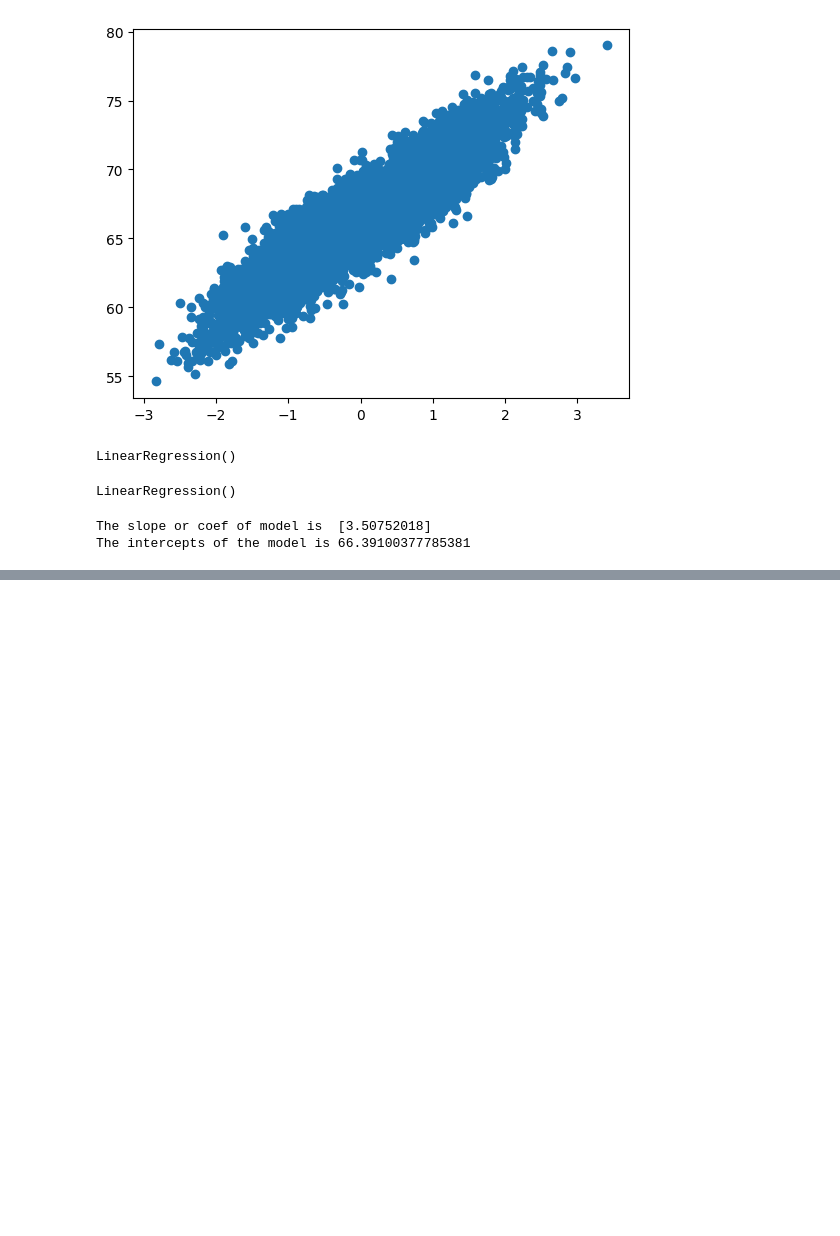
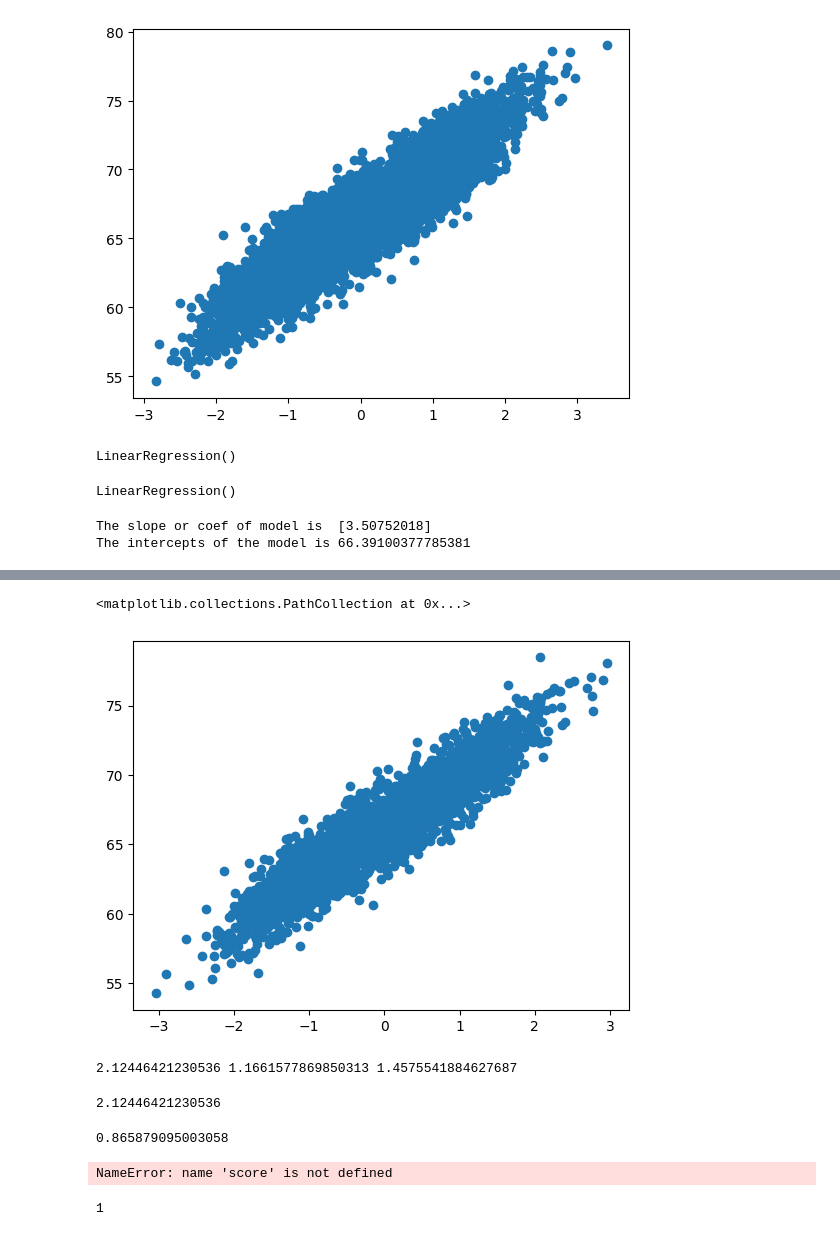
Before and after one commit to kalki81000/File-Handling, a Jupyter notebook: Untitled48.ipynb, the cells around one changed output, grey strips where cells are left out. Saved outputs shown, nothing was run; the diff lists cells and outputs as text; code cells hidden in the pictures; blank space fills up the shorter version.

```diff
--- a/Untitled48.ipynb
+++ b/Untitled48.ipynb
@@ -176,0 +214,5 @@ The intercepts of the model is 66.39100377785381
+# %%
+plt.scatter(x_test ,y_test)
+# %% [output]
+<matplotlib.collections.PathCollection at 0x...>
+[figure, added]
@@ -176,0 +223,11 @@ The intercepts of the model is 66.39100377785381
+# %%
+ mse = mean_squared_error(y_test ,y_pred_test)
+ rmse = np.sqrt(mse)
+
+ print(mse , mae , rmse)
+# %% [output]
+2.12446421230536 1.1661577869850313 1.4575541884627687
+# %%
+mse
+# %% [output]
+2.12446421230536
@@ -176,0 +238,4 @@ The intercepts of the model is 66.39100377785381
+# %%
+r2_score(y_test , y_pred_test)
+# %% [output]
+0.865879095003058
@@ -176,0 +245,9 @@ The intercepts of the model is 66.39100377785381
+# %%
+1-(1-score)*(len(y_test)-1)/(len(y_test) - x_test.shape[1] -1)
+# %% [output]
+NameError: name 'score' is not defined
+# %%
+#to get the no of colums
+x_test.shape[1]
+# %% [output]
+1
```
Also changed, not shown: parts of 92 cells of this notebook.
